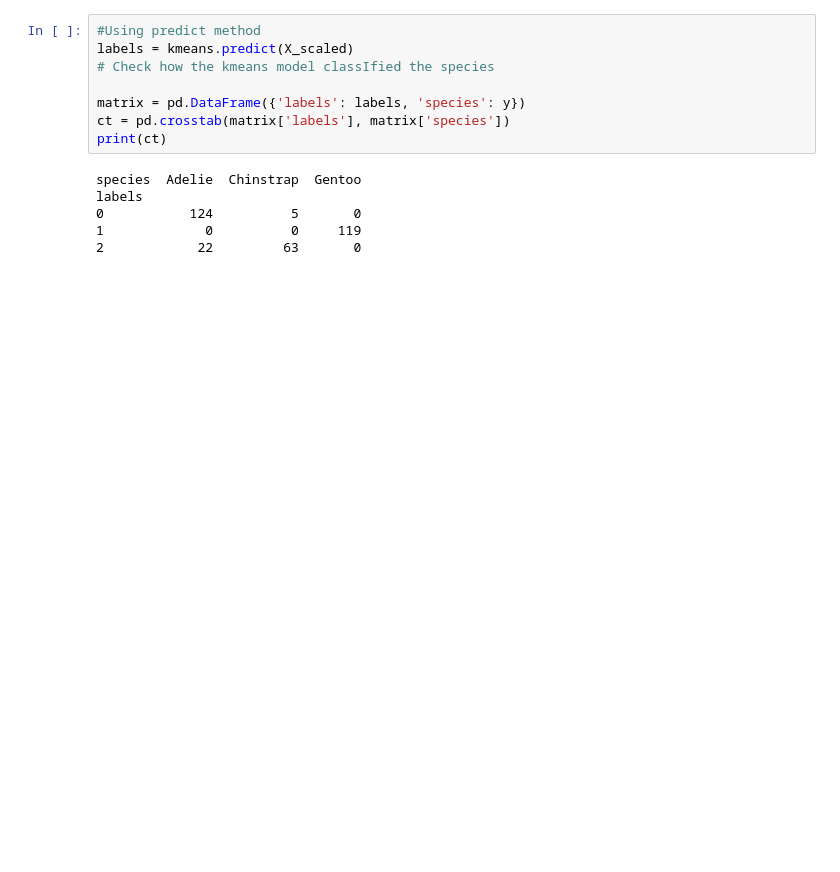
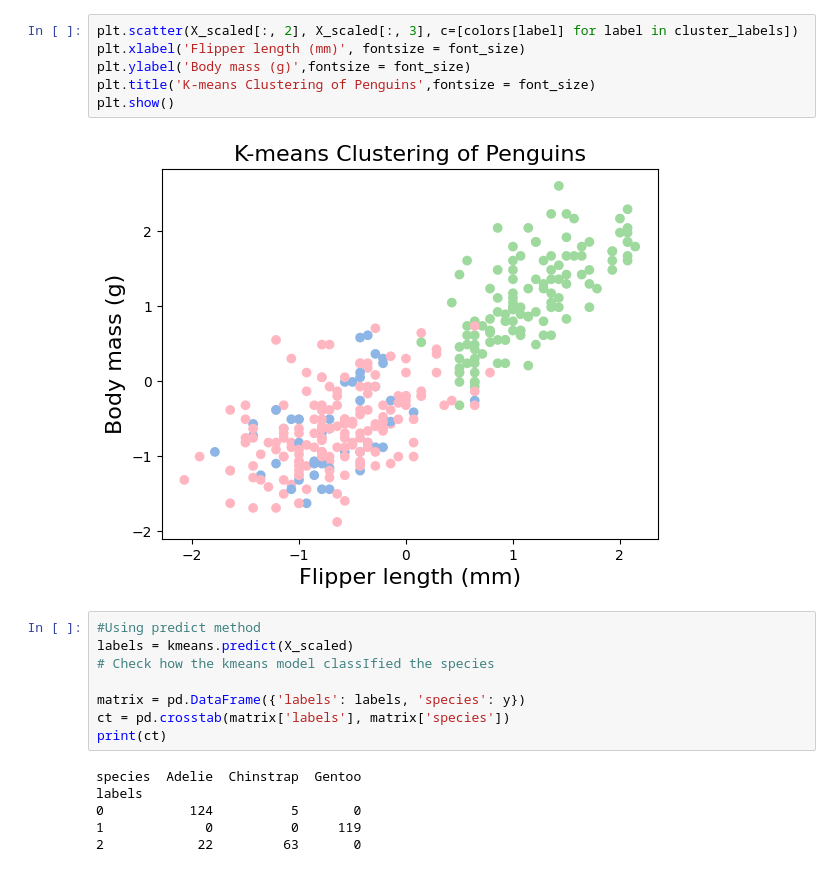
Before and after one commit to carinachu22/introtoAI, a Jupyter notebook: kmeans.ipynb, the cells around one changed output. Drawn from its saved outputs; the diff is of its cells as text; blank space fills up the shorter version.

```diff
--- a/kmeans.ipynb
+++ b/kmeans.ipynb
@@ -71,3 +94,11 @@ plt.show()
+# %%
+plt.scatter(X_scaled[:, 2], X_scaled[:, 3], c=[colors[label] for label in cluster_labels])
+plt.xlabel('Flipper length (mm)', fontsize = font_size)
+plt.ylabel('Body mass (g)',fontsize = font_size)
+plt.title('K-means Clustering of Penguins',fontsize = font_size)
+plt.show()
+# %% [output]
+[figure, added]
 # %%
 #Using predict method
 labels = kmeans.predict(X_scaled)
```
Also changed, not shown: parts of 5 cells of this notebook.
